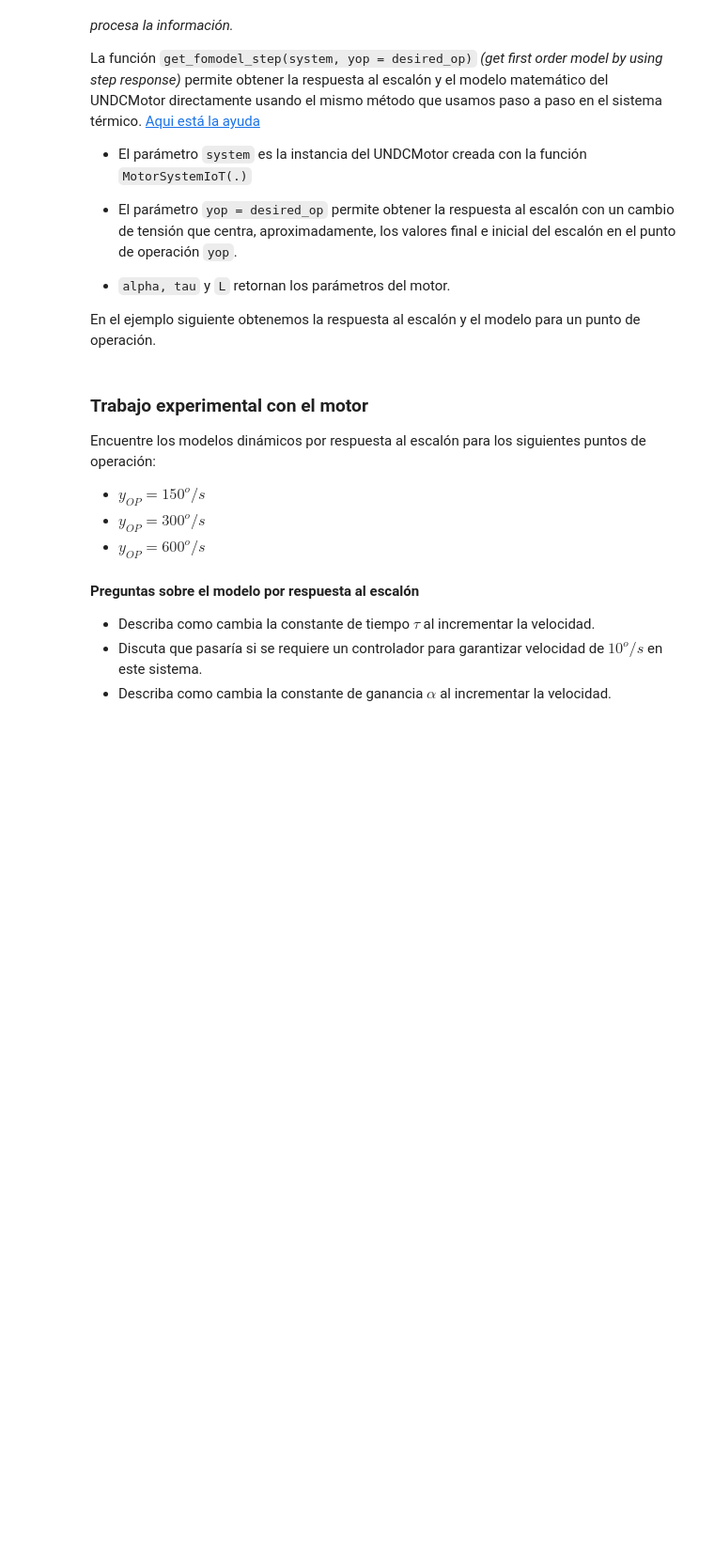
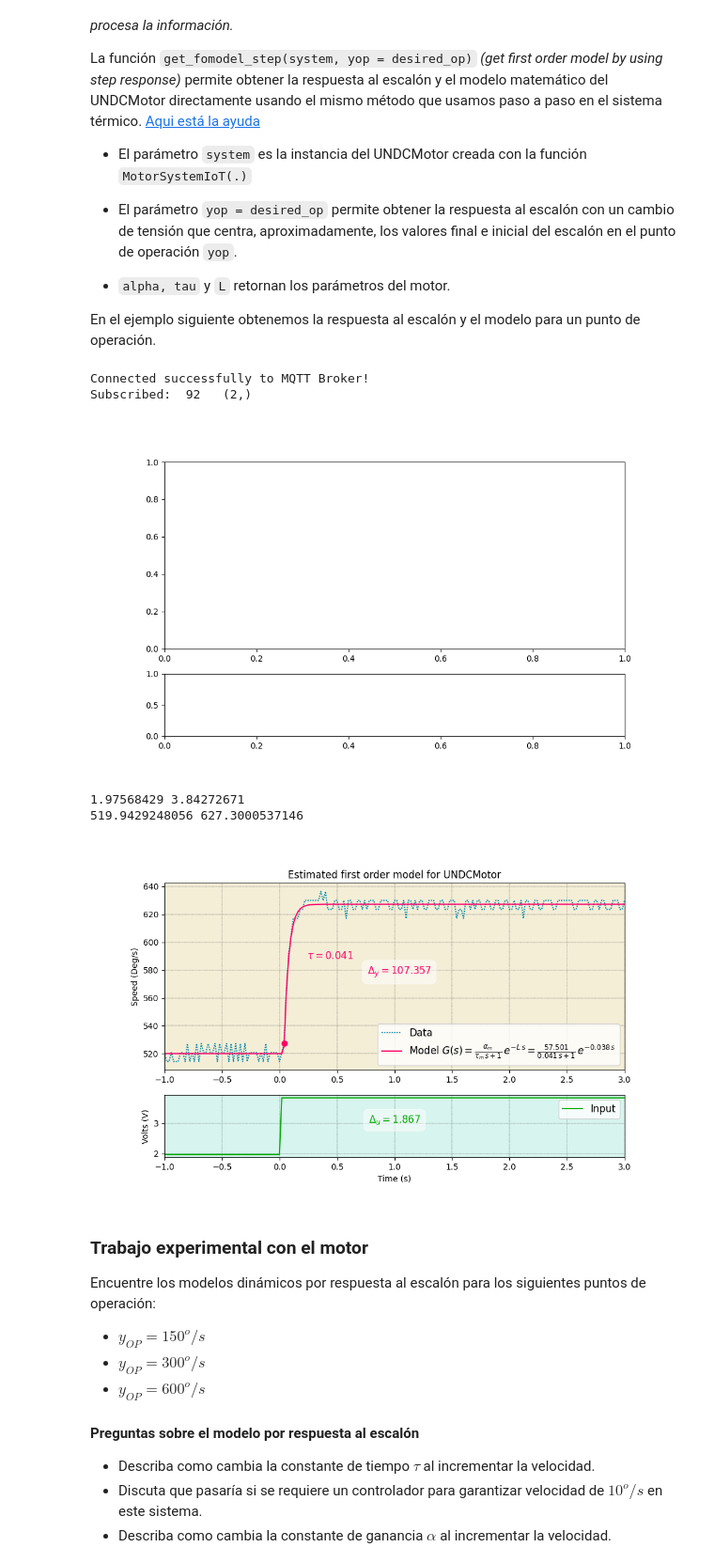
Before and after one commit to TresMilDeName22/UNThermal, a Jupyter notebook: code/python_code/notebooks_lab_2024_2/guia1a-Identificacion_curva_de_reaccion_2025_2.ipynb, the cells around one changed output. Shown at 94% size. Saved outputs shown, nothing was run; the diff lists cells and outputs as text; code cells hidden in the pictures; blank space fills up the shorter version.

```diff
--- a/code/python_code/notebooks_lab_2024_2/guia1a-Identificacion_curva_de_reaccion_2025_2.ipynb
+++ b/code/python_code/notebooks_lab_2024_2/guia1a-Identificacion_curva_de_reaccion_2025_2.ipynb
@@ -175,7 +182,7 @@ ___
 
 A continuación vamos a realizar el trabajo de un modelo estático y dinámico para el Motor DC. Para ello. primero definimos la planta como objeto IoT. Esto lo hacemos a continuación:
 # %%
-my_motor = mot.MotorSystemIoT(plant_number = "PC-M-XX", broker_address = "192.168.1.100")
+my_motor = mot.MotorSystemIoT(plant_number = "PC-M-1", broker_address = "192.168.1.100")
 # %% [markdown]
 ### Modelo estático del Motor DC
 
@@ -227,9 +240,16 @@ La función `get_fomodel_step(system, yop = desired_op)`  *(get first order mode
 En el ejemplo siguiente obtenemos la respuesta al escalón y el modelo para un punto de operación.
 # %%
 #Ejemplo
-alfa, tau, L = mot.get_fomodel_step(my_motor, yop = 300)
+alfa, tau, L = mot.get_fomodel_step(my_motor, yop = 600)
 plt.savefig("first_order_model_yop_150.pdf", format="pdf", bbox_inches="tight") # para salvar la figura
 plt.show() # para congelarla en el notebook
+# %% [output]
+Connected successfully to MQTT Broker!
+Subscribed:  92   (2,)
+[figure, added]
+1.97568429 3.84272671
+519.9429248056 627.3000537146
+[figure, added]
 # %% [markdown]
 
 ### Trabajo experimental con el motor
```
Also changed, not shown: parts of 5 cells of this notebook, 8 other files.
